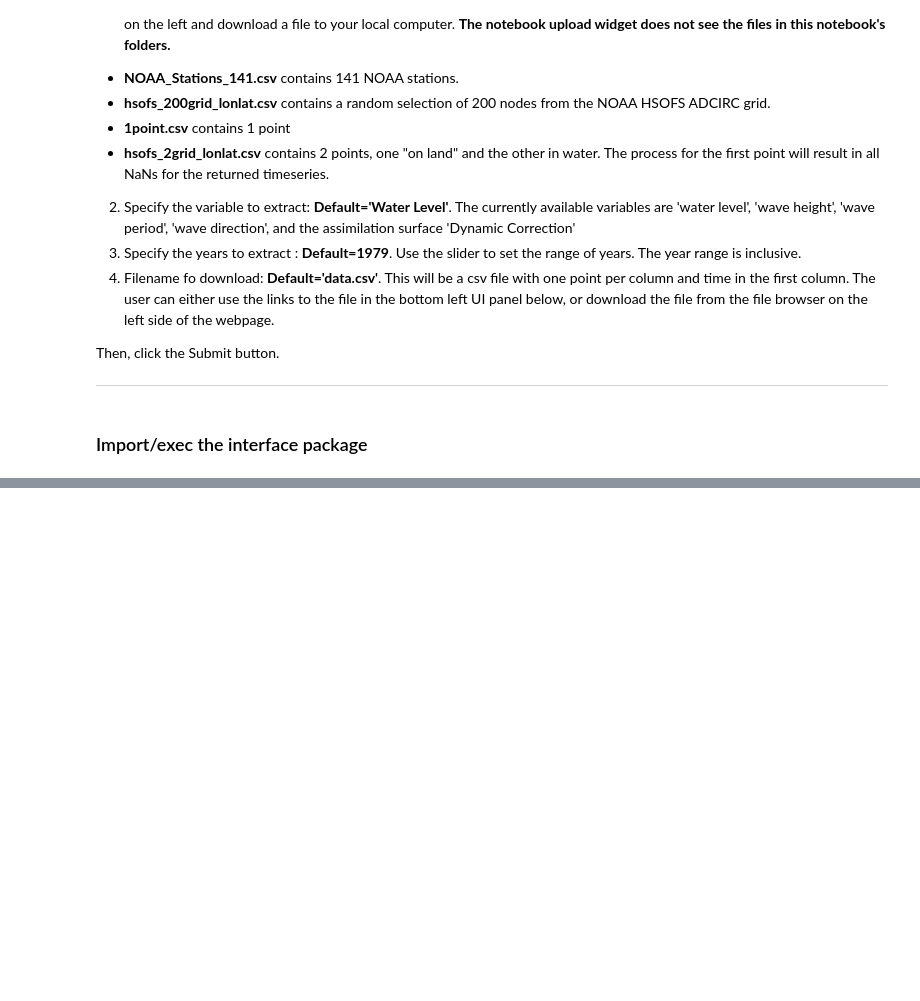
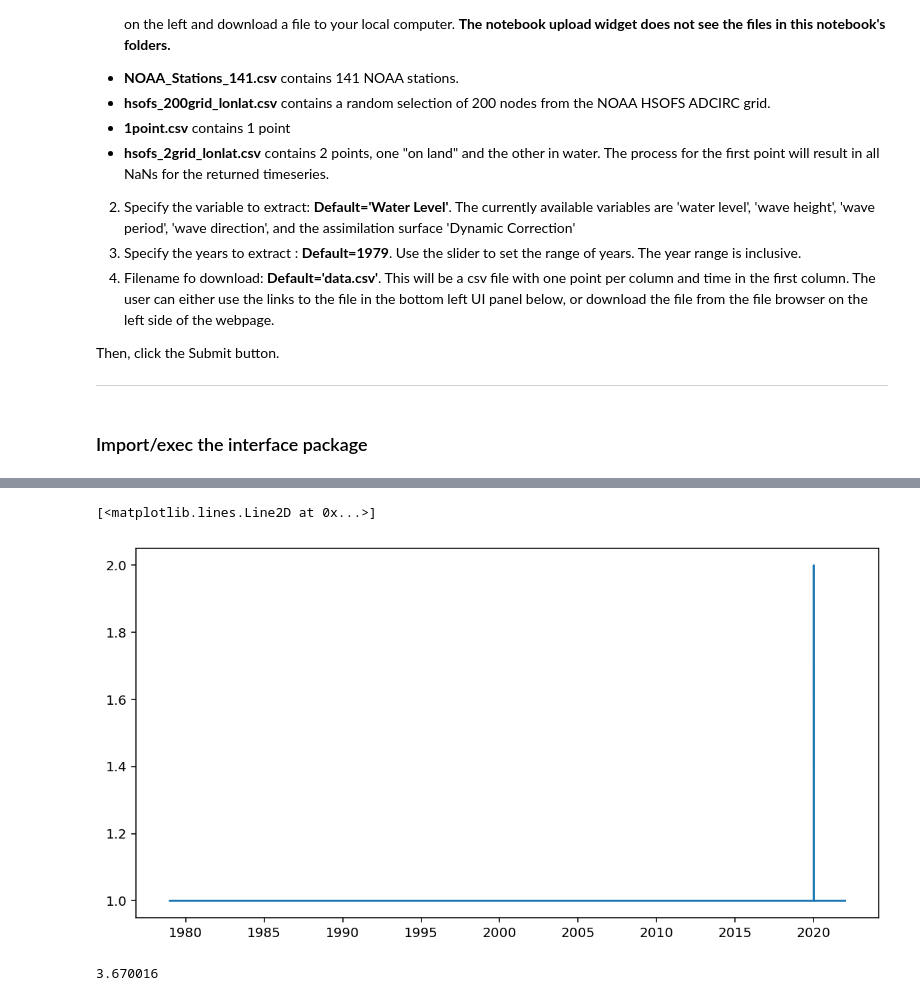
Before and after one commit to RENCI/EDSReanalysis, a Jupyter notebook: ReanalysisDataExtractorDemoInterface.ipynb, the cells around one changed output, grey strips where cells are left out. Saved outputs shown, nothing was run; the diff lists cells and outputs as text; code cells hidden in the pictures; blank space fills up the shorter version.

```diff
--- a/ReanalysisDataExtractorDemoInterface.ipynb
+++ b/ReanalysisDataExtractorDemoInterface.ipynb
@@ -69,0 +90,10 @@ plt.legend()
+# %%
+import numpy as np
+import pandas as pd
+fig,ax1 = plt.subplots(figsize=(10,5), dpi=144)
+
+plt.plot(d.df_product_data.index[0:-1],np.diff(d.df_product_data.index)/np.timedelta64(1, 'h'))
+#ax1.set_xlim(pd.Timestamp('1979-12-30'), pd.Timestamp('1980-01-10'))
+# %% [output]
+[<matplotlib.lines.Line2D at 0x...>]
+[figure, added]
@@ -69,0 +104,4 @@ plt.legend()
+# %%
+3670016000/1e9
+# %% [output]
+3.670016
```
Also changed, not shown: parts of 6 cells of this notebook.
